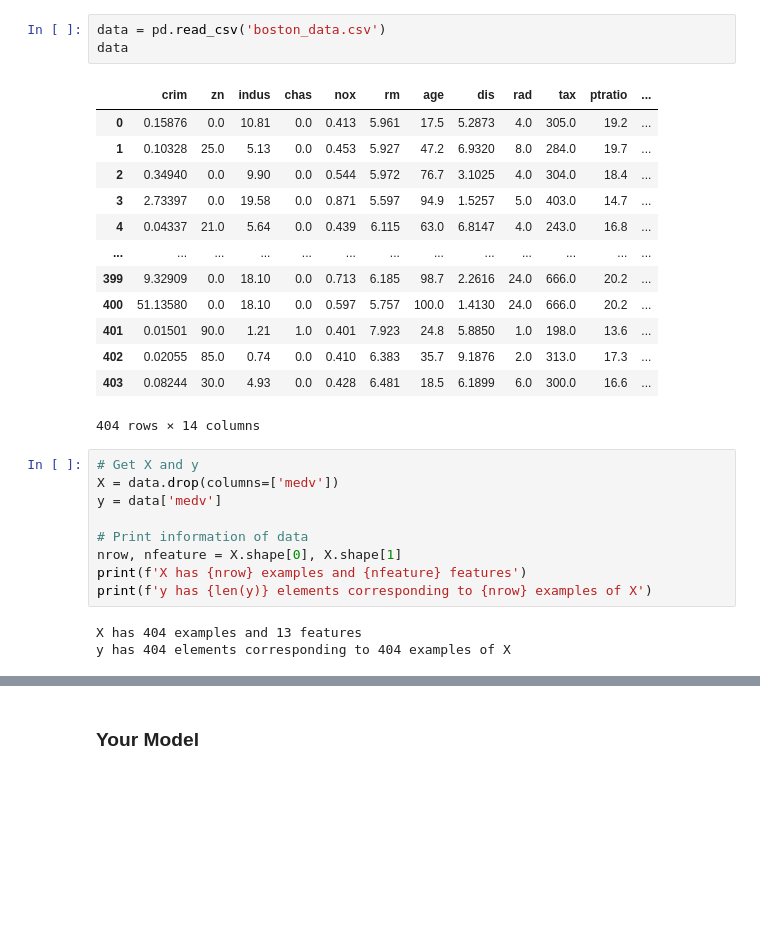
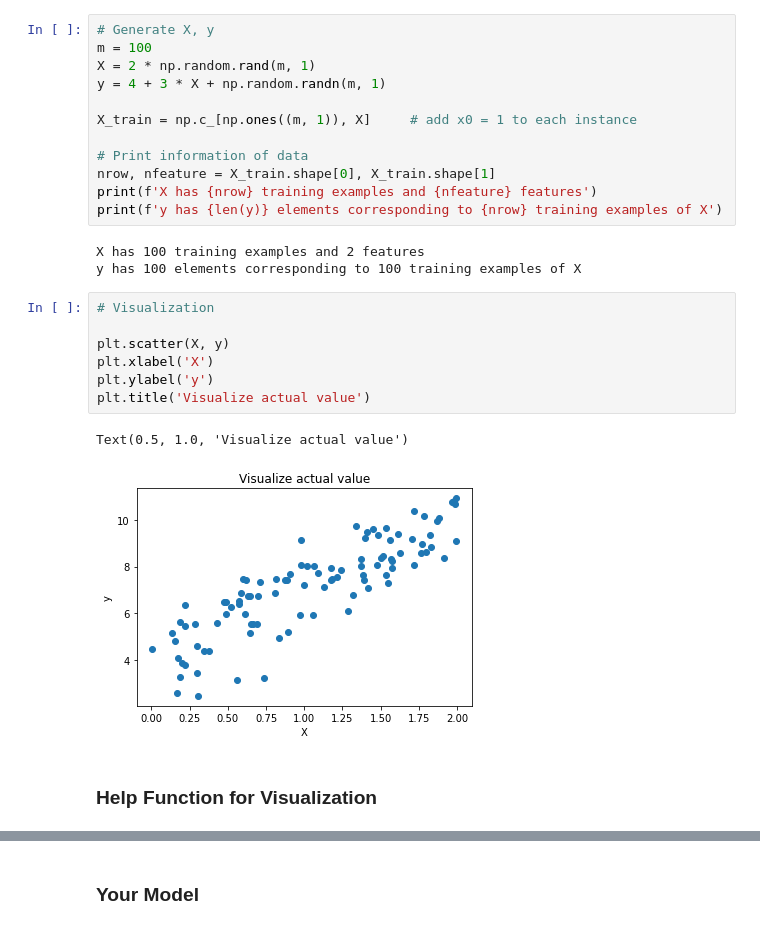
Before and after one commit to QuyAnh2005/homemade-machine-learning, a Jupyter notebook: Linear Regression/Linear Regression.ipynb, the cells around one changed output, grey strips where cells are left out. Saved outputs shown, nothing was run; the diff lists cells and outputs as text; blank space fills up the shorter version.

```diff
--- a/Linear Regression/Linear Regression.ipynb
+++ b/Linear Regression/Linear Regression.ipynb
@@ -127,29 +128,27 @@ This data frame contains the following columns:
-# %%
-data = pd.read_csv('boston_data.csv')
-data
-# %% [output]
-|  | crim | zn | indus | chas | nox | rm | age | dis | rad | tax | ptratio | ... |
-| 0 | 0.15876 | 0.0 | 10.81 | 0.0 | 0.413 | 5.961 | 17.5 | 5.2873 | 4.0 | 305.0 | 19.2 | ... |
-| 1 | 0.10328 | 25.0 | 5.13 | 0.0 | 0.453 | 5.927 | 47.2 | 6.9320 | 8.0 | 284.0 | 19.7 | ... |
-| 2 | 0.34940 | 0.0 | 9.90 | 0.0 | 0.544 | 5.972 | 76.7 | 3.1025 | 4.0 | 304.0 | 18.4 | ... |
-| 3 | 2.73397 | 0.0 | 19.58 | 0.0 | 0.871 | 5.597 | 94.9 | 1.5257 | 5.0 | 403.0 | 14.7 | ... |
-| 4 | 0.04337 | 21.0 | 5.64 | 0.0 | 0.439 | 6.115 | 63.0 | 6.8147 | 4.0 | 243.0 | 16.8 | ... |
-| ... | ... | ... | ... | ... | ... | ... | ... | ... | ... | ... | ... | ... |
-| 399 | 9.32909 | 0.0 | 18.10 | 0.0 | 0.713 | 6.185 | 98.7 | 2.2616 | 24.0 | 666.0 | 20.2 | ... |
-| 400 | 51.13580 | 0.0 | 18.10 | 0.0 | 0.597 | 5.757 | 100.0 | 1.4130 | 24.0 | 666.0 | 20.2 | ... |
-| 401 | 0.01501 | 90.0 | 1.21 | 1.0 | 0.401 | 7.923 | 24.8 | 5.8850 | 1.0 | 198.0 | 13.6 | ... |
-| 402 | 0.02055 | 85.0 | 0.74 | 0.0 | 0.410 | 6.383 | 35.7 | 9.1876 | 2.0 | 313.0 | 17.3 | ... |
-| 403 | 0.08244 | 30.0 | 4.93 | 0.0 | 0.428 | 6.481 | 18.5 | 6.1899 | 6.0 | 300.0 | 16.6 | ... |
-404 rows × 14 columns
 # %%
-# Get X and y
-X = data.drop(columns=['medv'])
-y = data['medv']
+# Generate X, y
+m = 100
+X = 2 * np.random.rand(m, 1)
+y = 4 + 3 * X + np.random.randn(m, 1)
+
+X_train = np.c_[np.ones((m, 1)), X]     # add x0 = 1 to each instance
 
 # Print information of data
-nrow, nfeature = X.shape[0], X.shape[1]
-print(f'X has {nrow} examples and {nfeature} features')
-print(f'y has {len(y)} elements corresponding to {nrow} examples of X')
+nrow, nfeature = X_train.shape[0], X_train.shape[1]
+print(f'X has {nrow} training examples and {nfeature} features')
+print(f'y has {len(y)} elements corresponding to {nrow} training examples of X')
 # %% [output]
-X has 404 examples and 13 features
-y has 404 elements corresponding to 404 examples of X
+X has 100 training examples and 2 features
+y has 100 elements corresponding to 100 training examples of X
+# %%
+# Visualization
+
+plt.scatter(X, y)
+plt.xlabel('X')
+plt.ylabel('y')
+plt.title('Visualize actual value')
+# %% [output]
+Text(0.5, 1.0, 'Visualize actual value')
+[figure, added]
+# %% [markdown]
+### Help Function for Visualization
```
Also changed, not shown: parts of 21 cells of this notebook.
